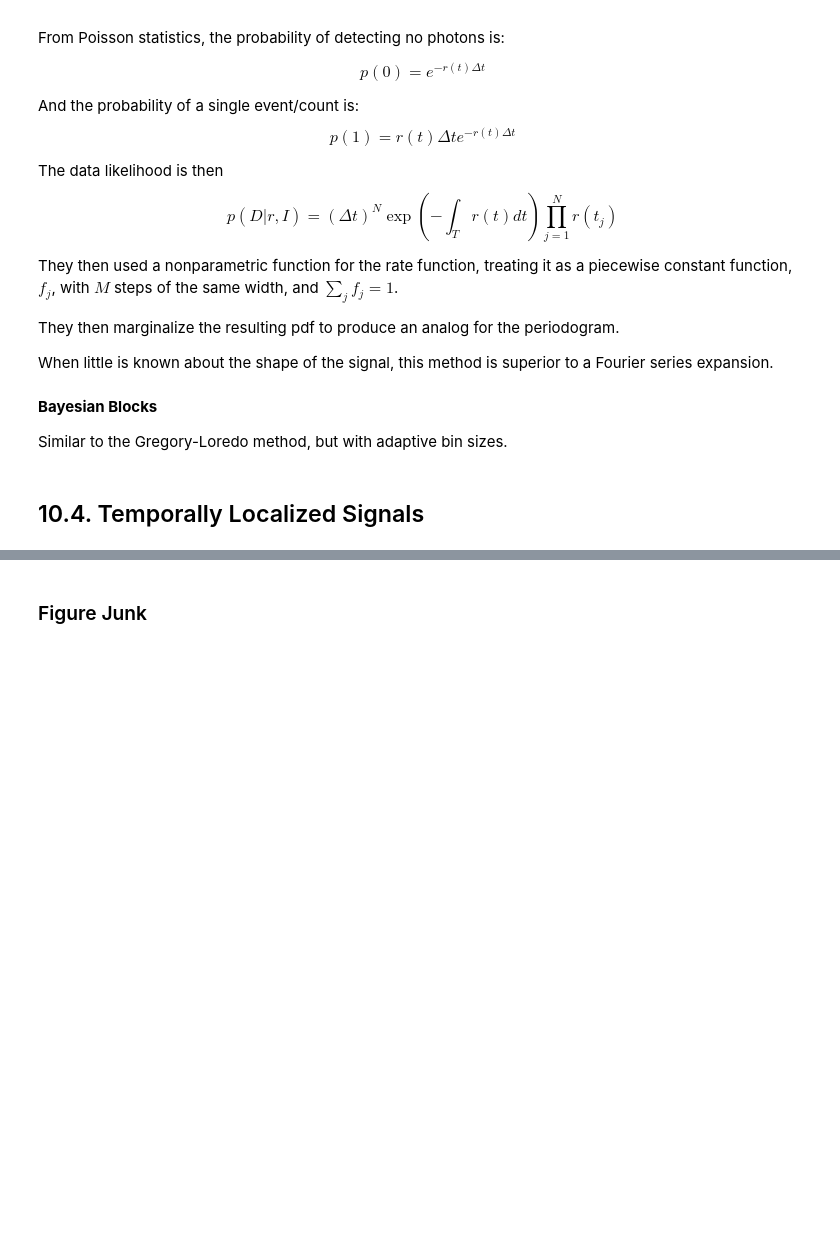
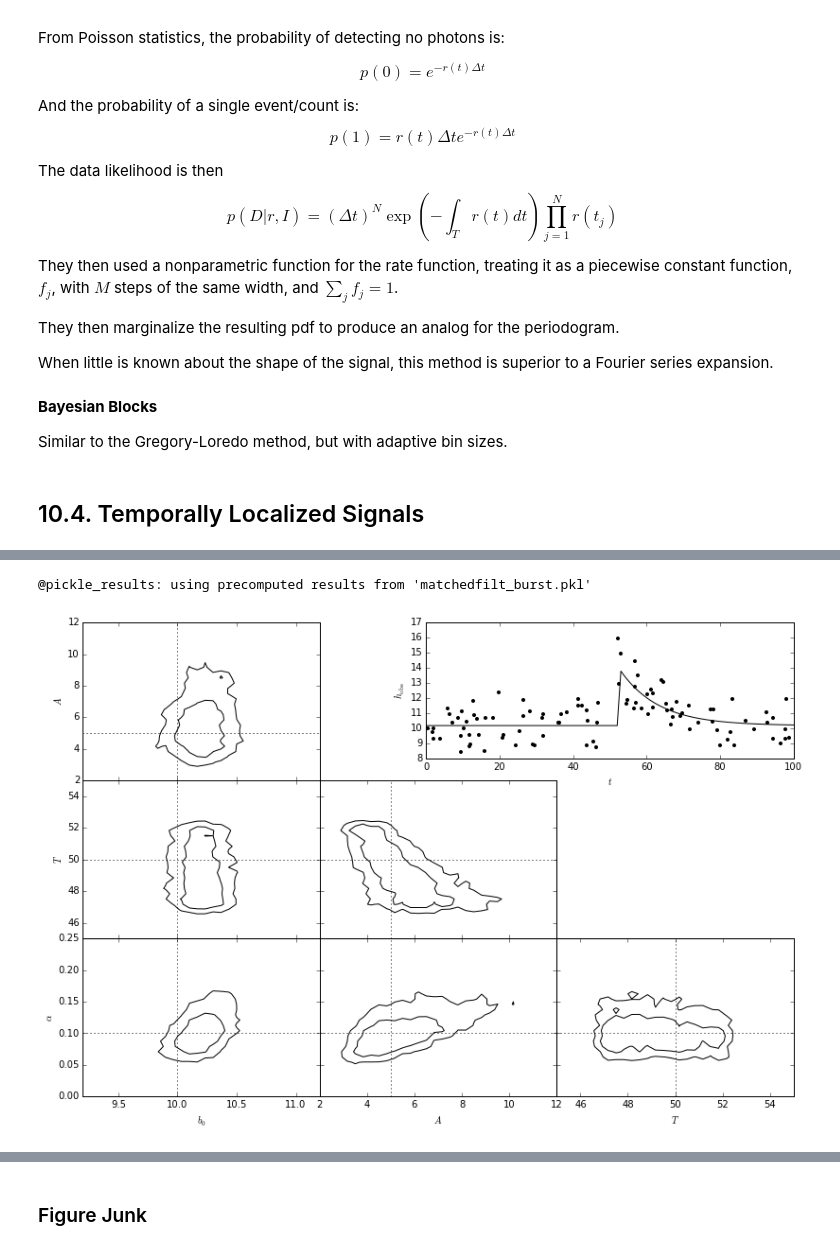
Before and after one commit to YastroML/YastroML, a Jupyter notebook: Session19_150219/Ch10_TimeSeries.ipynb, the cells around one changed output, grey strips where cells are left out. Drawn from its saved outputs; the diff is of its cells as text; code cells hidden in the pictures; blank space fills up the shorter version.

Commit message:
Finished section 10.4
Added figures 10.25-10.28 and the small amount of text
needed to explain them.

```diff
--- a/Session19_150219/Ch10_TimeSeries.ipynb
+++ b/Session19_150219/Ch10_TimeSeries.ipynb
@@ -942,0 +961,5 @@ Similar to the Gregory-Loredo method, but with adaptive bin sizes.
+# %%
+plot1025()
+# %% [output]
+@pickle_results: using precomputed results from 'matchedfilt_burst.pkl'
+[figure, added]
```
Also changed, not shown: parts of 14 cells of this notebook, 3 other files.
